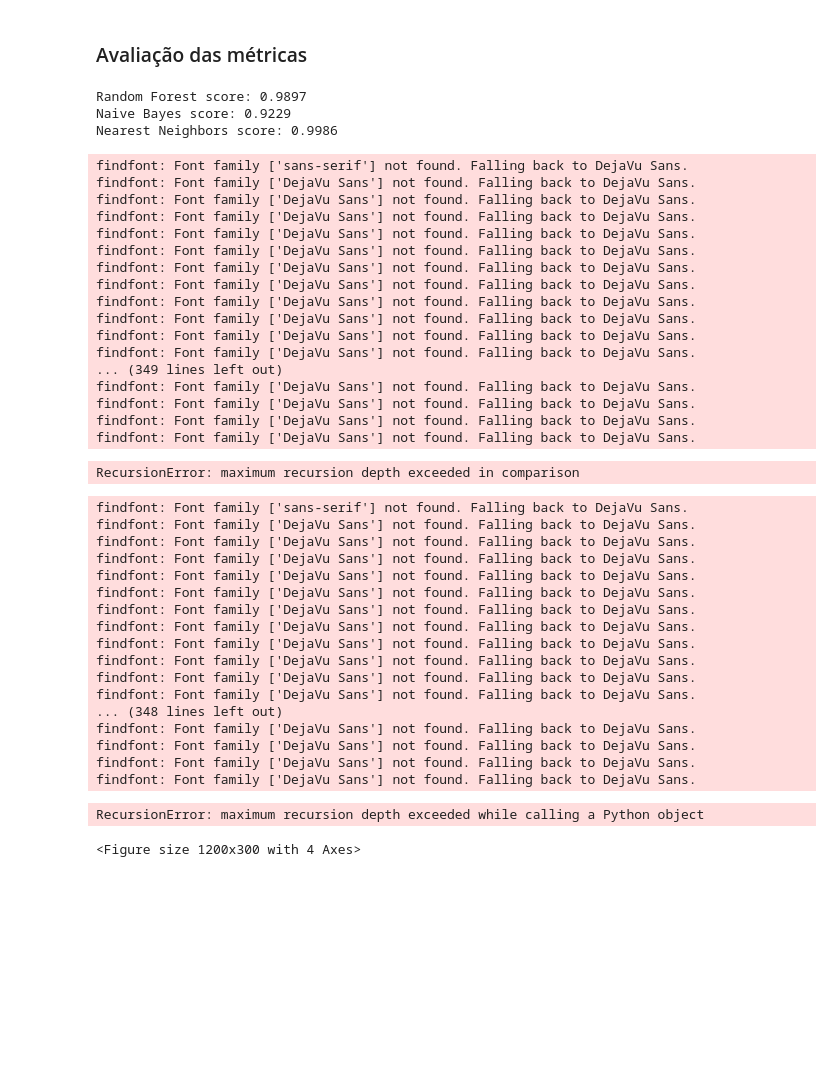
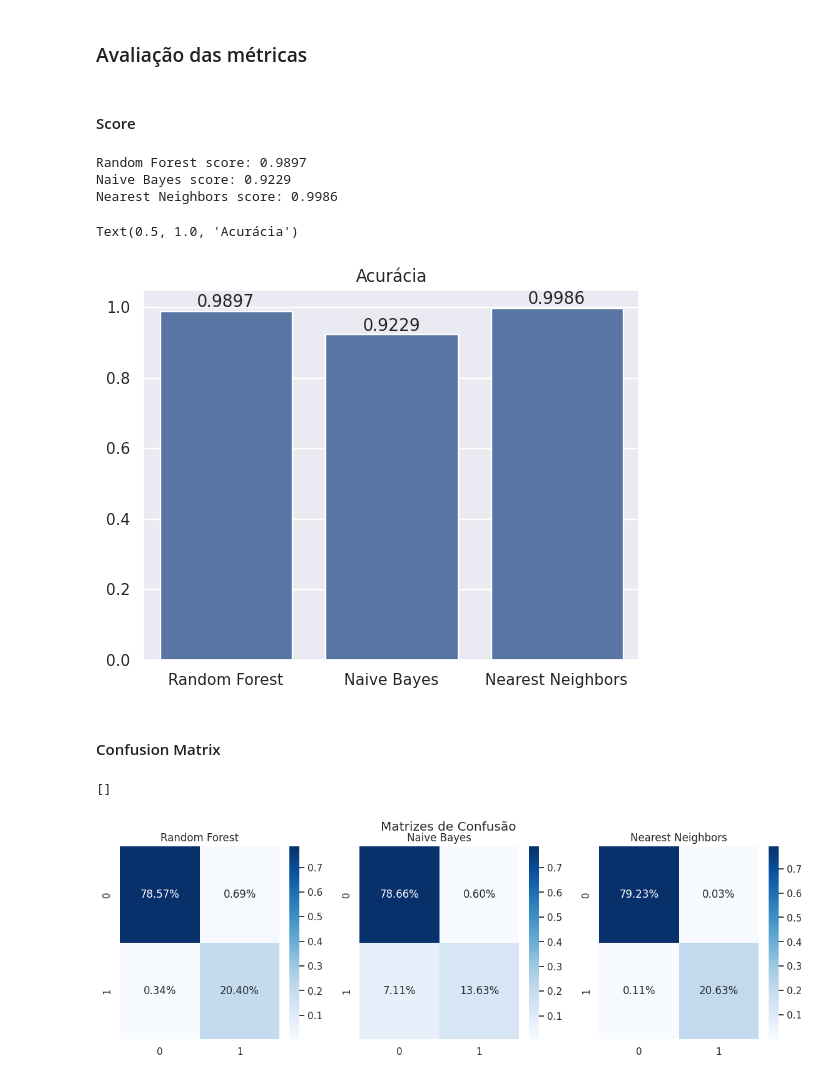
Before and after one commit to defante/mack-pos-inteligencia-artificial-tac, a Jupyter notebook: Identificador de Anomalia.ipynb, the cells around one changed output. Cells and saved outputs as stored; diff of their text form; code cells hidden in the pictures; blank space fills up the shorter version.

```diff
--- a/Identificador de Anomalia.ipynb
+++ b/Identificador de Anomalia.ipynb
@@ -276,7 +299,7 @@ for name, clf in zip(names, classifiers):
     t_start = perf_counter()
     clf.fit(X_train, y_train)
     score = clf.score(X_test, y_test)
-    score_list.append(score)
+    score_list.append(float("%.4f" % score))
     t_stop = perf_counter()
     print(strftime(f"{name} end - %d/%m/%Y %H:%M:%S", localtime()))
     print("{} elapsed: {:.2f} s".format(name, t_stop-t_start))
@@ -297,3 +325,5 @@ Nearest Neighbors score: .9986
 # %% [markdown]
 ### Avaliação das métricas
+# %% [markdown]
+#### Score
 # %%
@@ -312 +337,10 @@ y_pred.append(classifiers[2].predict(X_test))
+# %%
+axes = sns.barplot(x=names, y=score_list, color='b')
+axes.bar_label(axes.containers[0])
+axes.set_title("Acurácia")
+# %% [output]
+Text(0.5, 1.0, 'Acurácia')
+[figure, added]
+# %% [markdown]
+#### Confusion Matrix
 # %%
@@ -318,7 +350,9 @@ cm.append(confusion_matrix(y_test, y_pred[1]))
 cm.append(confusion_matrix(y_test, y_pred[2]))
 # %%
 sns.set_theme()
-fig, axs = plt.subplots(1, 3, figsize=(12, 3))
+fig, axs = plt.subplots(1, 3, figsize=(14, 4))
+
+fig.suptitle("Matrizes de Confusão")
 
 sns.heatmap(cm[0]/np.sum(cm[0]), annot=True, fmt='.2%', cmap='Blues', ax=axs[0])
 axs[0].set_title(names[0])
@@ -331,40 +365,5 @@ axs[2].set_title(names[2])
 
 plt.plot()
 # %% [output]
-findfont: Font family ['sans-serif'] not found. Falling back to DejaVu Sans.
-findfont: Font family ['DejaVu Sans'] not found. Falling back to DejaVu Sans.
-findfont: Font family ['DejaVu Sans'] not found. Falling back to DejaVu Sans.
-findfont: Font family ['DejaVu Sans'] not found. Falling back to DejaVu Sans.
-findfont: Font family ['DejaVu Sans'] not found. Falling back to DejaVu Sans.
-findfont: Font family ['DejaVu Sans'] not found. Falling back to DejaVu Sans.
-findfont: Font family ['DejaVu Sans'] not found. Falling back to DejaVu Sans.
-findfont: Font family ['DejaVu Sans'] not found. Falling back to DejaVu Sans.
-findfont: Font family ['DejaVu Sans'] not found. Falling back to DejaVu Sans.
-findfont: Font family ['DejaVu Sans'] not found. Falling back to DejaVu Sans.
-findfont: Font family ['DejaVu Sans'] not found. Falling back to DejaVu Sans.
-findfont: Font family ['DejaVu Sans'] not found. Falling back to DejaVu Sans.
-... (349 lines left out)
-findfont: Font family ['DejaVu Sans'] not found. Falling back to DejaVu Sans.
-findfont: Font family ['DejaVu Sans'] not found. Falling back to DejaVu Sans.
-findfont: Font family ['DejaVu Sans'] not found. Falling back to DejaVu Sans.
-findfont: Font family ['DejaVu Sans'] not found. Falling back to DejaVu Sans.
+[]
-RecursionError: maximum recursion depth exceeded in comparison
-findfont: Font family ['sans-serif'] not found. Falling back to DejaVu Sans.
-findfont: Font family ['DejaVu Sans'] not found. Falling back to DejaVu Sans.
-findfont: Font family ['DejaVu Sans'] not found. Falling back to DejaVu Sans.
-findfont: Font family ['DejaVu Sans'] not found. Falling back to DejaVu Sans.
-findfont: Font family ['DejaVu Sans'] not found. Falling back to DejaVu Sans.
-findfont: Font family ['DejaVu Sans'] not found. Falling back to DejaVu Sans.
-findfont: Font family ['DejaVu Sans'] not found. Falling back to DejaVu Sans.
-findfont: Font family ['DejaVu Sans'] not found. Falling back to DejaVu Sans.
-findfont: Font family ['DejaVu Sans'] not found. Falling back to DejaVu Sans.
-findfont: Font family ['DejaVu Sans'] not found. Falling back to DejaVu Sans.
-findfont: Font family ['DejaVu Sans'] not found. Falling back to DejaVu Sans.
-findfont: Font family ['DejaVu Sans'] not found. Falling back to DejaVu Sans.
-... (348 lines left out)
-findfont: Font family ['DejaVu Sans'] not found. Falling back to DejaVu Sans.
-findfont: Font family ['DejaVu Sans'] not found. Falling back to DejaVu Sans.
-findfont: Font family ['DejaVu Sans'] not found. Falling back to DejaVu Sans.
-findfont: Font family ['DejaVu Sans'] not found. Falling back to DejaVu Sans.
-RecursionError: maximum recursion depth exceeded while calling a Python object
-<Figure size 1200x300 with 4 Axes>
+[figure, added]
```
Also changed, not shown: parts of 21 cells of this notebook.
